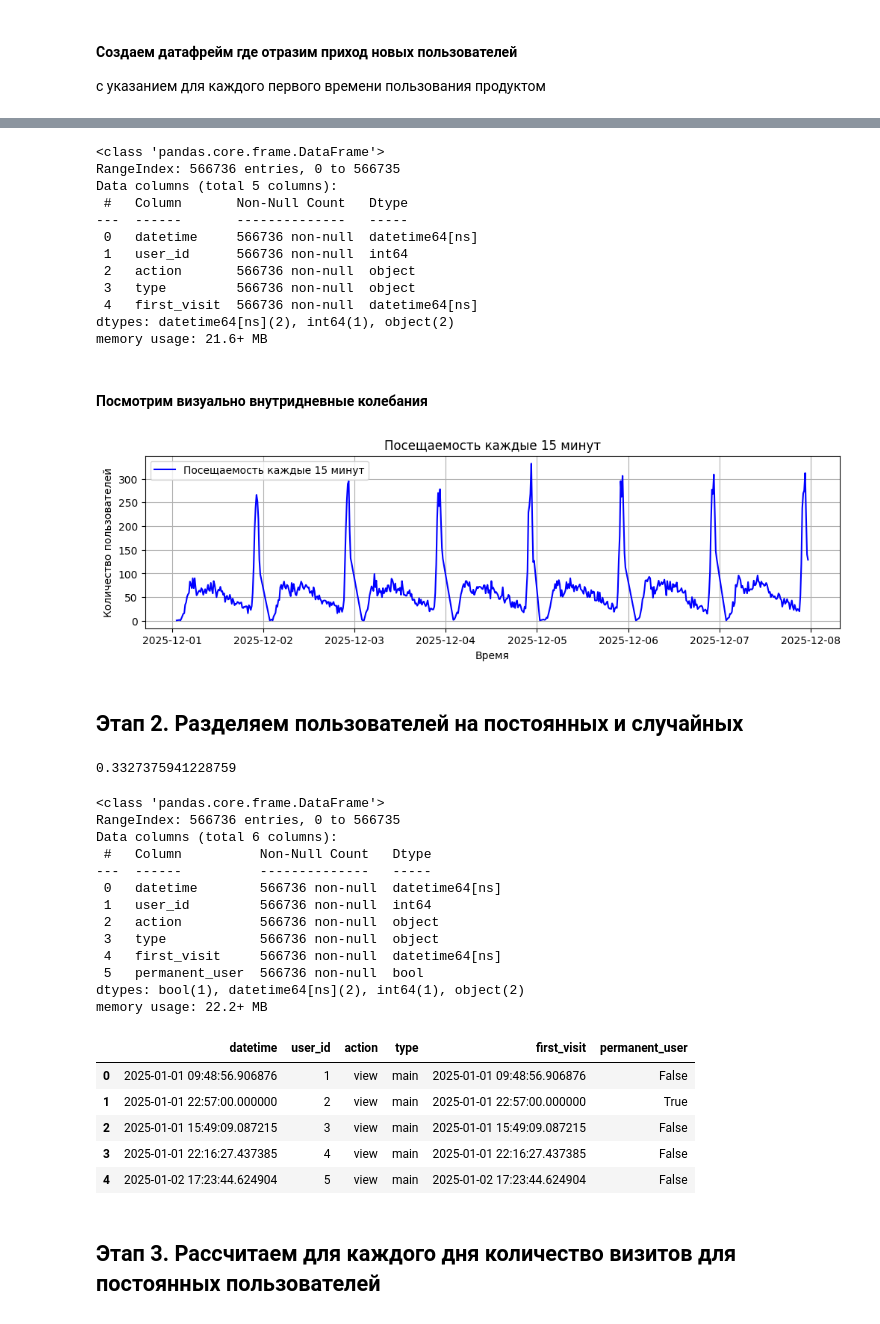
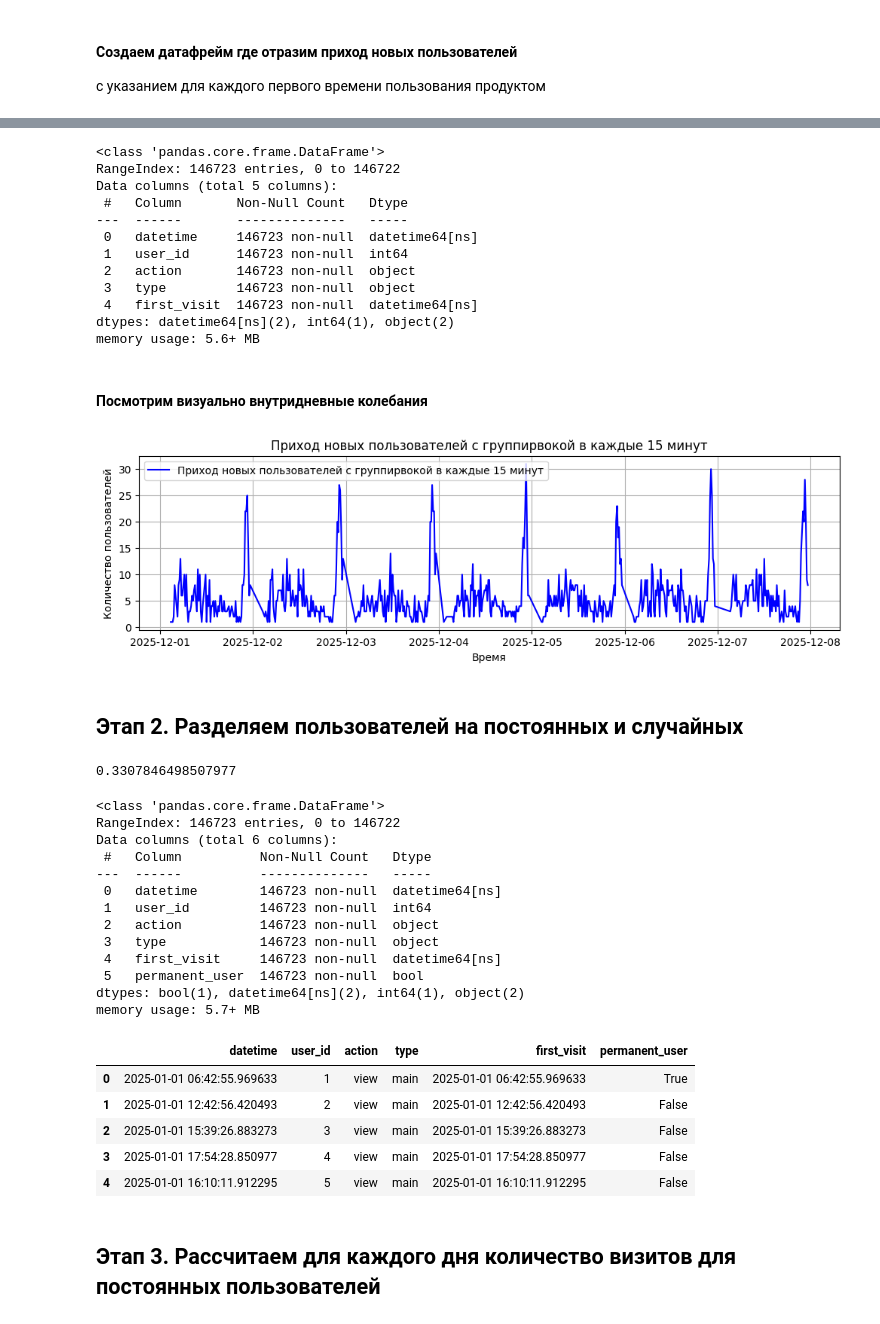
Before and after one commit to RuslGL/analyst_workflow_simulation, a Jupyter notebook: data_preparation/raw_data.ipynb, the cells around one changed output, grey strips where cells are left out. Drawn from its saved outputs; the diff is of its cells as text; code cells hidden in the pictures.

```diff
--- a/data_preparation/raw_data.ipynb
+++ b/data_preparation/raw_data.ipynb
@@ -30,9 +29,12 @@ end_date = datetime(2025, 12, 31)
 days = (end_date - start_date).days + 1
 
 # Показатели прироста пользователей
-initial_users = 5  # Начальное количество пользователей
-mean_growth = 0.015  # Средний прирост в день (доля - не процент)
-growth_std = 0.006  # Отклонение изменения прироста
+initial_users = 47  # Начальное количество пользователей
+target_users = 475 # Цель по приросту юзеров на конец периода
+noise_std = 30 # Уровень шума (среднее квадтратичное отклонение) при генерации новых пользователей
+
+# mean_growth = 0.015  # Средний прирост в день (доля - не процент)
+# growth_std = 0.006  # Отклонение изменения прироста
 
 # Параметры количества просмотров в день для регулярного пользователя
 mean_visits_per_day = 12  # Среднее количество визитов в день
@@ -154,15 +261,16 @@ def line_plot(dataset, figsize = (12, 3),
 # Генерируем количество пользователей на каждый день
 daily_users = [initial_users]
 
-# Генерируем количество пользователей на каждый день
-daily_users = [initial_users]
+# Генерируем дни от 1 до days
+x = np.arange(1, days + 1)
 
-for _ in range(1, days):
-    prev_users = daily_users[-1]
-    adjusted_growth = mean_growth + np.random.normal(0, growth_std)  # Случайное изменение прироста
-    new_users = int(np.ceil(prev_users * (1 + adjusted_growth)))  # Применяем изменённый прирост и округляем вверх
-    #daily_users.append(max(new_users, prev_users + 1))  # Гарантируем рост хотя бы на 1 пользователя
-    daily_users.append(new_users)
+# Логарифмический рост пользователей
+growth_factor = np.log1p(x)  # log1p(x) = log(1 + x), избегает log(0)
+y = initial_users + (target_users - initial_users) * (growth_factor / max(growth_factor))
+
+# Добавляем шум
+noise = np.random.normal(scale=noise_std, size=len(y))  # Увеличенный разброс
+daily_users = np.maximum(y + noise, initial_users).astype(int)  # Убираем отрицательные значения и округляем
 
 daily_users[-10:]
 # %% [output]
@@ -207,32 +315,32 @@ Wall time: 1.23 s
 df.info()
 # %% [output]
 <class 'pandas.core.frame.DataFrame'>
-RangeIndex: 566736 entries, 0 to 566735
+RangeIndex: 146723 entries, 0 to 146722
 Data columns (total 5 columns):
  #   Column       Non-Null Count   Dtype
 ---  ------       --------------   -----
- 0   datetime     566736 non-null  datetime64[ns]
- 1   user_id      566736 non-null  int64
- 2   action       566736 non-null  object
- 3   type         566736 non-null  object
- 4   first_visit  566736 non-null  datetime64[ns]
+ 0   datetime     146723 non-null  datetime64[ns]
+ 1   user_id      146723 non-null  int64
+ 2   action       146723 non-null  object
+ 3   type         146723 non-null  object
+ 4   first_visit  146723 non-null  datetime64[ns]
 dtypes: datetime64[ns](2), int64(1), object(2)
-memory usage: 21.6+ MB
+memory usage: 5.6+ MB
 # %% [markdown]
 #### Посмотрим визуально внутридневные колебания
 # %%
 # 1. Фильтруем данные за 7 дней
 df_february = df[(df['datetime'] >= '2025-12-01') & (df['datetime'] < '2025-12-8')]
 
 # 2. Округляем время до 15-минутных интервалов
 df_february['time_15min'] = df_february['datetime'].dt.floor('15T')
 
 # 3. Группируем по 15-минутным интервалам
 df_february = df_february.groupby('time_15min').size()
 
-line_plot(df_february, label='Посещаемость каждые 15 минут', xlabel='Время')
+line_plot(df_february, label='Приход новых пользователей с группирвокой в каждые 15 минут', xlabel='Время')
 # %% [output]
-[figure, old version]
+[figure, new version]
 # %% [markdown]
 ## Этап 2. Разделяем пользователей на постоянных и случайных
 # %%
@@ -245,32 +353,32 @@ df['permanent_user'] = np.random.normal(mean_prob, std_dev, size=len(df)) > np.r
 # %%
 df[df.permanent_user == True].shape[0] / df[df.permanent_user == False].shape[0]
 # %% [output]
-0.3327375941228759
+0.3307846498507977
 # %%
 df.info()
 # %% [output]
 <class 'pandas.core.frame.DataFrame'>
-RangeIndex: 566736 entries, 0 to 566735
+RangeIndex: 146723 entries, 0 to 146722
 Data columns (total 6 columns):
  #   Column          Non-Null Count   Dtype
 ---  ------          --------------   -----
- 0   datetime        566736 non-null  datetime64[ns]
- 1   user_id         566736 non-null  int64
- 2   action          566736 non-null  object
- 3   type            566736 non-null  object
- 4   first_visit     566736 non-null  datetime64[ns]
- 5   permanent_user  566736 non-null  bool
+ 0   datetime        146723 non-null  datetime64[ns]
+ 1   user_id         146723 non-null  int64
+ 2   action          146723 non-null  object
+ 3   type            146723 non-null  object
+ 4   first_visit     146723 non-null  datetime64[ns]
+ 5   permanent_user  146723 non-null  bool
 dtypes: bool(1), datetime64[ns](2), int64(1), object(2)
-memory usage: 22.2+ MB
+memory usage: 5.7+ MB
 # %%
 df.head()
 # %% [output]
 |  | datetime | user_id | action | type | first_visit | permanent_user |
-| 0 | 2025-01-01 09:48:56.906876 | 1 | view | main | 2025-01-01 09:48:56.906876 | False |
-| 1 | 2025-01-01 22:57:00.000000 | 2 | view | main | 2025-01-01 22:57:00.000000 | True |
-| 2 | 2025-01-01 15:49:09.087215 | 3 | view | main | 2025-01-01 15:49:09.087215 | False |
-| 3 | 2025-01-01 22:16:27.437385 | 4 | view | main | 2025-01-01 22:16:27.437385 | False |
-| 4 | 2025-01-02 17:23:44.624904 | 5 | view | main | 2025-01-02 17:23:44.624904 | False |
+| 0 | 2025-01-01 06:42:55.969633 | 1 | view | main | 2025-01-01 06:42:55.969633 | True |
+| 1 | 2025-01-01 12:42:56.420493 | 2 | view | main | 2025-01-01 12:42:56.420493 | False |
+| 2 | 2025-01-01 15:39:26.883273 | 3 | view | main | 2025-01-01 15:39:26.883273 | False |
+| 3 | 2025-01-01 17:54:28.850977 | 4 | view | main | 2025-01-01 17:54:28.850977 | False |
+| 4 | 2025-01-01 16:10:11.912295 | 5 | view | main | 2025-01-01 16:10:11.912295 | False |
 # %% [markdown]
 ## Этап 3. Рассчитаем для каждого дня количество визитов для постоянных пользователей
 # %%
```
Also changed, not shown: parts of 52 cells of this notebook, 1 other file.
